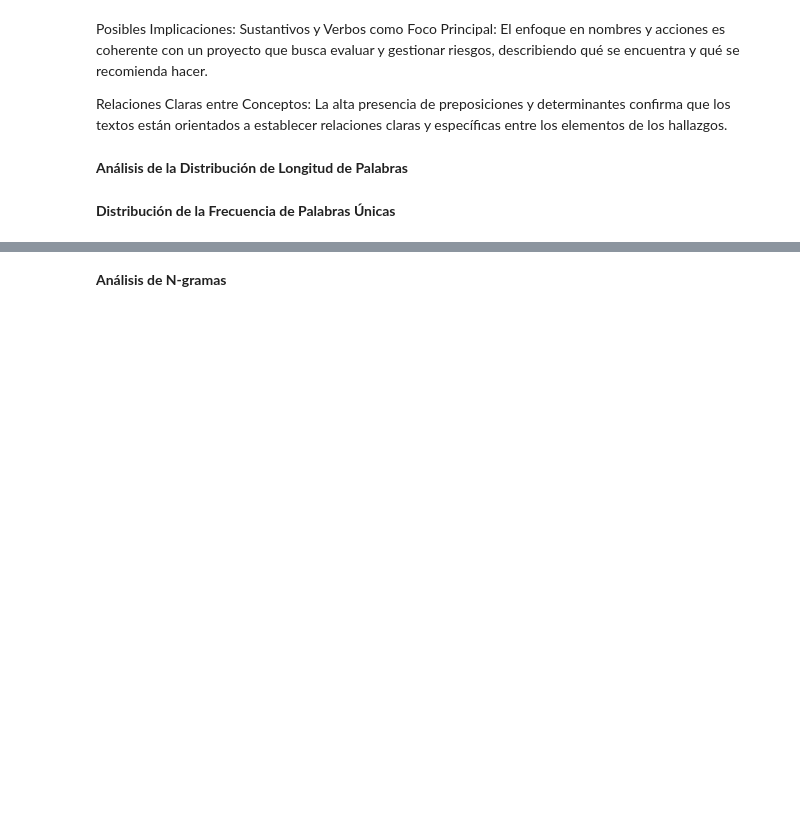
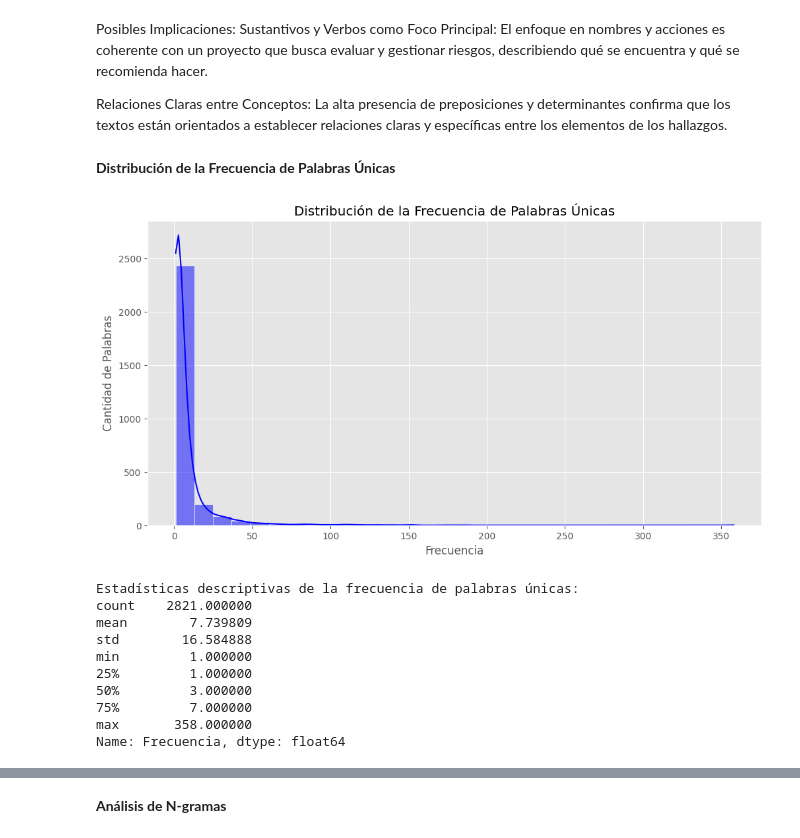
Before and after one commit to Augustogrecco/Cursocoderhouse, a Jupyter notebook: Proyecto_Códer_Grecco_NLP_v0.ipynb, the cells around one changed output, grey strips where cells are left out. Saved outputs shown, nothing was run; the diff lists cells and outputs as text; code cells hidden in the pictures; blank space fills up the shorter version.

```diff
--- a/Proyecto_Códer_Grecco_NLP_v0.ipynb
+++ b/Proyecto_Códer_Grecco_NLP_v0.ipynb
@@ -476,7 +476,37 @@ El enfoque en nombres y acciones es coherente con un proyecto que busca evaluar
 
 Relaciones Claras entre Conceptos:
 La alta presencia de preposiciones y determinantes confirma que los textos están orientados a establecer relaciones claras y específicas entre los elementos de los hallazgos.
-# %% [markdown]
-**Análisis de la Distribución de Longitud de Palabras**
 # %% [markdown]
 **Distribución de la Frecuencia de Palabras Únicas**
+# %%
+
+
+# Contamos la frecuencia de todas las palabras en el texto concatenado limpio
+conteo_palabras_unicas = Counter(palabras_filtradas)
+
+# Convertimos el conteo a un DataFrame para facilitar el análisis
+df_palabras_unicas = pd.DataFrame(conteo_palabras_unicas.items(), columns=['Palabra', 'Frecuencia'])
+
+# Visualizamos la distribución de la frecuencia de las palabras únicas
+plt.figure(figsize=(12, 6))
+sns.histplot(df_palabras_unicas['Frecuencia'], bins=30, kde=True, color='blue')
+plt.title("Distribución de la Frecuencia de Palabras Únicas")
+plt.xlabel("Frecuencia")
+plt.ylabel("Cantidad de Palabras")
+plt.show()
+
+# Estadísticas descriptivas sobre la frecuencia de palabras únicas
+print("\nEstadísticas descriptivas de la frecuencia de palabras únicas:")
+print(df_palabras_unicas['Frecuencia'].describe())
+# %% [output]
+[figure, added]
+Estadísticas descriptivas de la frecuencia de palabras únicas:
+count    2821.000000
+mean        7.739809
+std        16.584888
+min         1.000000
+25%         1.000000
+50%         3.000000
+75%         7.000000
+max       358.000000
+Name: Frecuencia, dtype: float64
```
Also changed, not shown: parts of 17 cells of this notebook.
